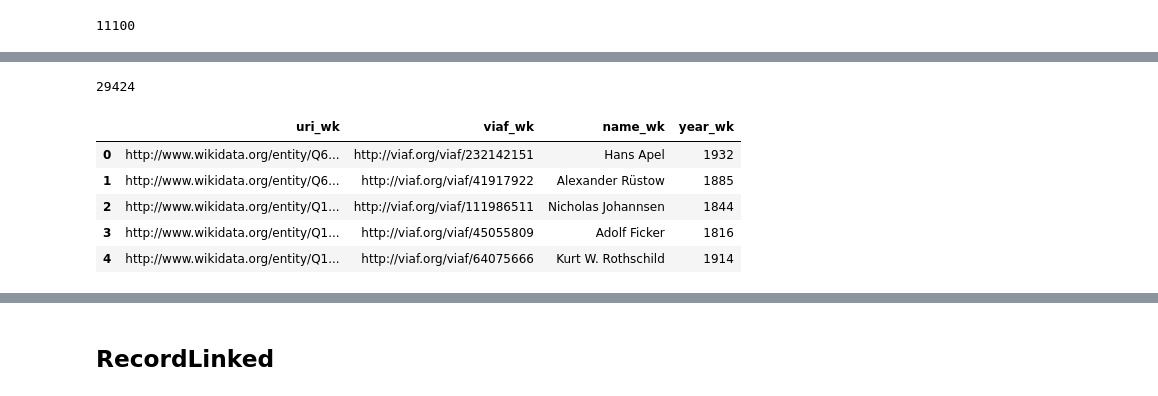
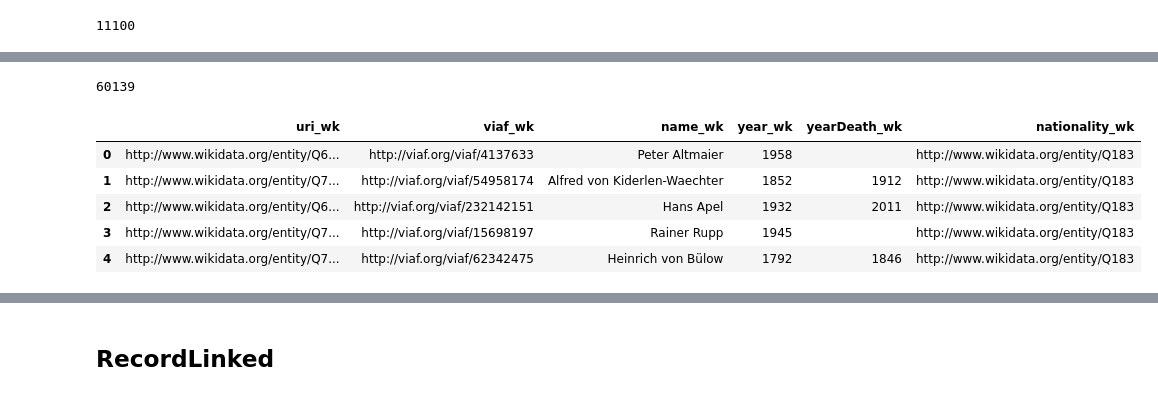
Before and after one commit to Semantic-Data-for-Humanities/Economists_Jurists, a Jupyter notebook: Notebooks/Issues/Merge_DBpedia_BnF_Data_Wikidata.ipynb, the cells around one changed output, grey strips where cells are left out. Saved outputs shown, nothing was run; the diff lists cells and outputs as text; code cells hidden in the pictures.

```diff
--- a/Notebooks/Issues/Merge_DBpedia_BnF_Data_Wikidata.ipynb
+++ b/Notebooks/Issues/Merge_DBpedia_BnF_Data_Wikidata.ipynb
@@ -324,6 +327,10 @@ for l in rc_db['results']['bindings']:
             placeOfBirth = l['placeOfBirth']['value']
         except Exception as e:
             placeOfBirth = ''
-        result_dbpedia.append([l['s']['value'], uri, name, year, placeOfBirth])
+        try:
+            nationality = l['nationality']['value']
+        except Exception as e:
+            nationality = ''
+        result_dbpedia.append([l['s']['value'], uri, name, year, placeOfBirth, nationality])
 # %%
 # Inspect the first three of the list
@@ -397,11 +408,15 @@ for l in rc_wk['results']['bindings']:
         except Exception as e:
             uri = ''
         try:
-            year = l['year']['value']
+            yearBirth = l['yearBirth']['value']
         except Exception as e:
-            year = ''
+            yearBirth = ''
         try:
-            placeOfBirth = l['placeOfBirth']['value']
+            yearDeath = l['yearDeath']['value']
         except Exception as e:
-            placeOfBirth = ''
-        result_wikidata.append([l['s']['value'], uri, name, year, placeOfBirth])
+            yearDeath = ''
+        try:
+            nationality = l['nationality']['value']
+        except Exception as e:
+            nationality = ''
+        result_wikidata.append([l['s']['value'], uri, name, yearBirth,yearDeath, nationality])
@@ -463,16 +490,16 @@ df_dbp.head()
 # %%
-df_wk= pd.DataFrame(result_wikidata, columns=['uri_wk', 'viaf_wk', 'name_wk', 'year_wk'])
+df_wk= pd.DataFrame(result_wikidata, columns=['uri_wk', 'viaf_wk', 'name_wk', 'year_wk', "yearDeath_wk", "nationality_wk"])
 print(len(df_wk))
 df_wk.fillna('')
 df_wk.head()
 # %% [output]
-29424
+60139
-|  | uri_wk | viaf_wk | name_wk | year_wk |
-| 0 | http://www.wikidata.org/entity/Q6... | http://viaf.org/viaf/232142151 | Hans Apel | 1932 |
-| 1 | http://www.wikidata.org/entity/Q6... | http://viaf.org/viaf/41917922 | Alexander Rüstow | 1885 |
-| 2 | http://www.wikidata.org/entity/Q1... | http://viaf.org/viaf/111986511 | Nicholas Johannsen | 1844 |
-| 3 | http://www.wikidata.org/entity/Q1... | http://viaf.org/viaf/45055809 | Adolf Ficker | 1816 |
-| 4 | http://www.wikidata.org/entity/Q1... | http://viaf.org/viaf/64075666 | Kurt W. Rothschild | 1914 |
+|  | uri_wk | viaf_wk | name_wk | year_wk | yearDeath_wk | nationality_wk |
+| 0 | http://www.wikidata.org/entity/Q6... | http://viaf.org/viaf/4137633 | Peter Altmaier | 1958 |  | http://www.wikidata.org/entity/Q183 |
+| 1 | http://www.wikidata.org/entity/Q7... | http://viaf.org/viaf/54958174 | Alfred von Kiderlen-Waechter | 1852 | 1912 | http://www.wikidata.org/entity/Q183 |
+| 2 | http://www.wikidata.org/entity/Q6... | http://viaf.org/viaf/232142151 | Hans Apel | 1932 | 2011 | http://www.wikidata.org/entity/Q183 |
+| 3 | http://www.wikidata.org/entity/Q7... | http://viaf.org/viaf/15698197 | Rainer Rupp | 1945 |  | http://www.wikidata.org/entity/Q183 |
+| 4 | http://www.wikidata.org/entity/Q7... | http://viaf.org/viaf/62342475 | Heinrich von Bülow | 1792 | 1846 | http://www.wikidata.org/entity/Q183 |
 # %%
 df_wk.drop_duplicates(subset ='uri_wk', keep = 'first', inplace=True)
 df_dbp.fillna('')
```
Also changed, not shown: parts of 86 cells of this notebook.
